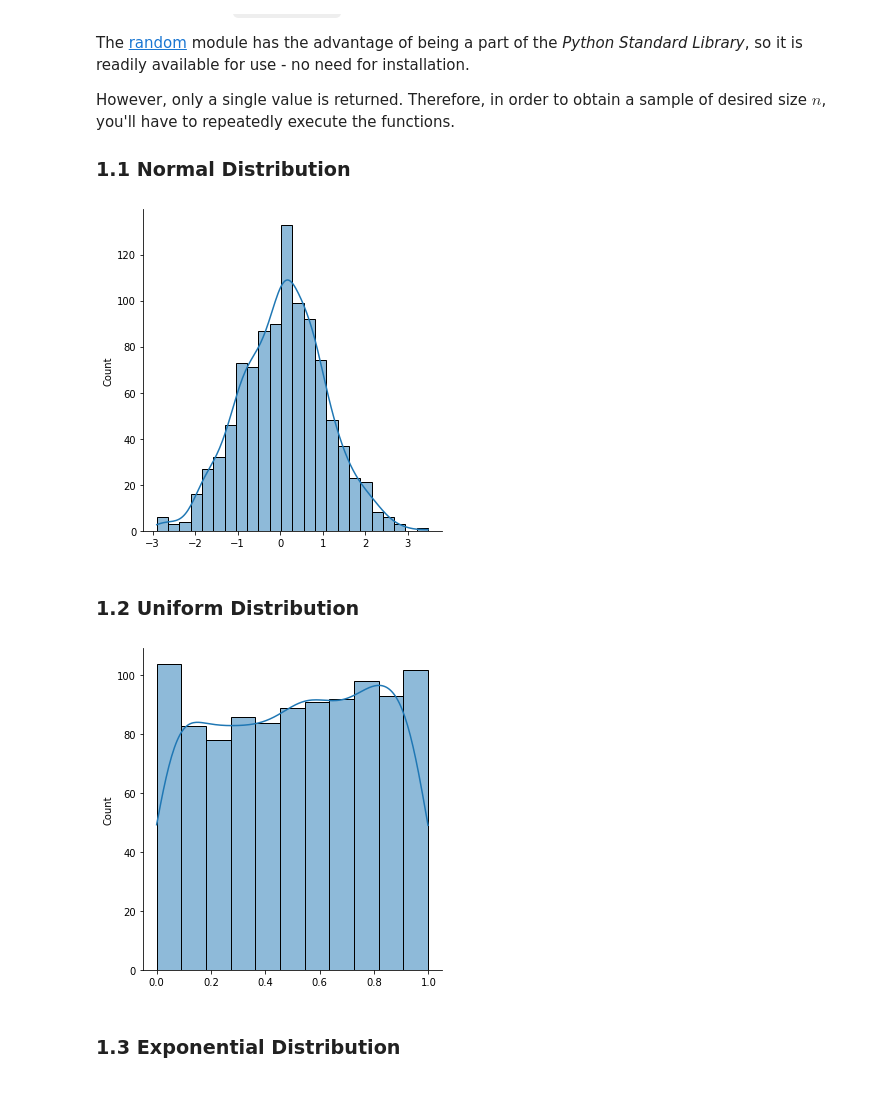
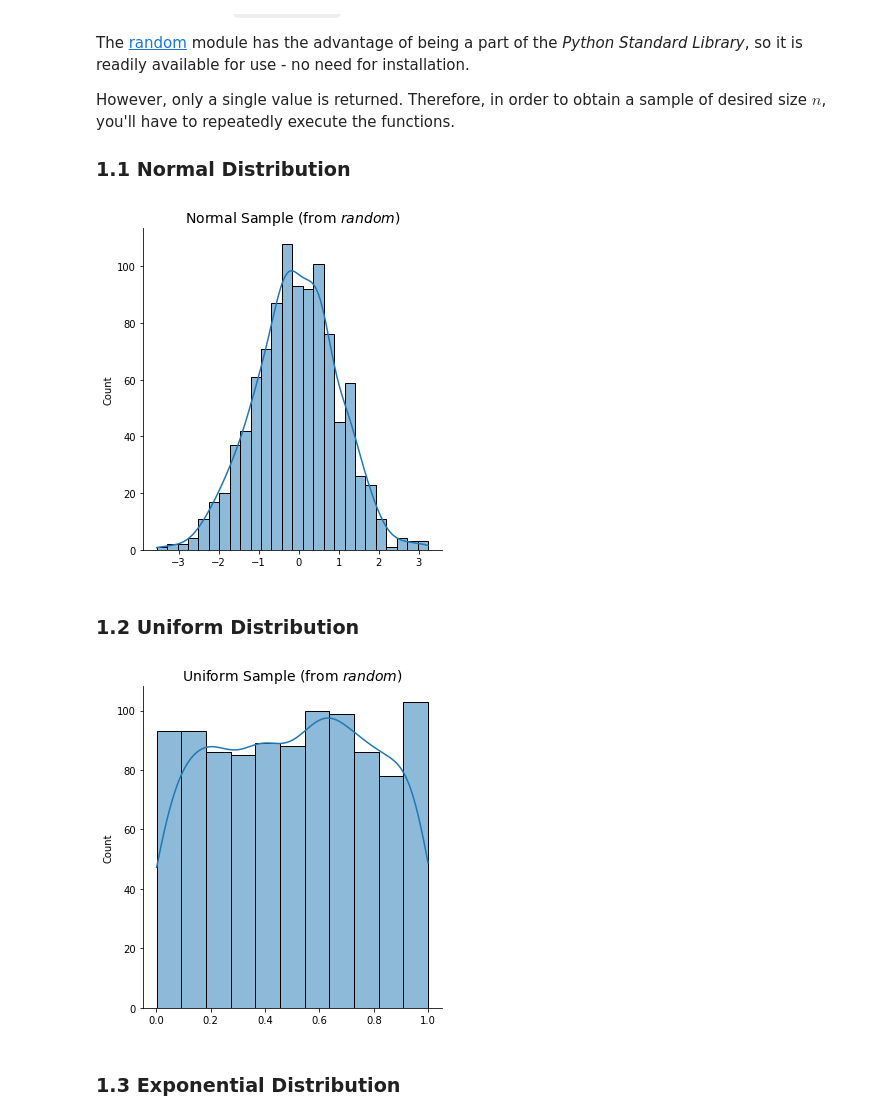
Before and after one commit to Tim-Abwao/blog-projects, a Jupyter notebook: sampling-from-probability-distributions/Probalility Distributions in Python.ipynb, the cells around one changed output. Cells and saved outputs as stored; diff of their text form; code cells hidden in the pictures; blank space fills up the shorter version.

Commit message:
Update Probalility Distributions in Python.ipynb
Add titles to the plotted graphs.

```diff
--- a/sampling-from-probability-distributions/Probalility Distributions in Python.ipynb
+++ b/sampling-from-probability-distributions/Probalility Distributions in Python.ipynb
@@ -19,10 +19,11 @@ import scipy
 SAMPLE_SIZE = 1000
 
 
-def plot(data):
+def plot(data, title=''):
     """Plots a combined histogram and kernel-density-estimation plot.
     """
-    sns.displot(data, kde=True)
+    fig = sns.displot(data, kde=True)
+    fig.ax.set_title(title, size=14)
 # %% [markdown]
 # 1. Using `random`
 
@@ -36,16 +37,16 @@ However, only a single value is returned. Therefore, in order to obtain a sample
 ### 1.1 Normal Distribution
 # %%
 random_normal = [random.gauss(mu=0, sigma=1) for _ in range(SAMPLE_SIZE)]
-plot(random_normal)
+plot(random_normal, title='Normal Sample (from $random$)')
 # %% [output]
-[figure, old version]
+[figure, new version]
 # %% [markdown]
 ### 1.2 Uniform Distribution
 # %%
 random_uniform = [random.uniform(a=0, b=1) for _ in range(SAMPLE_SIZE)]
-plot(random_uniform)
+plot(random_uniform, title='Uniform Sample (from $random$)')
 # %% [output]
-[figure, old version]
+[figure, new version]
 # %% [markdown]
 ### 1.3 Exponential Distribution
 # %%
```
Also changed, not shown: parts of 9 cells of this notebook.
